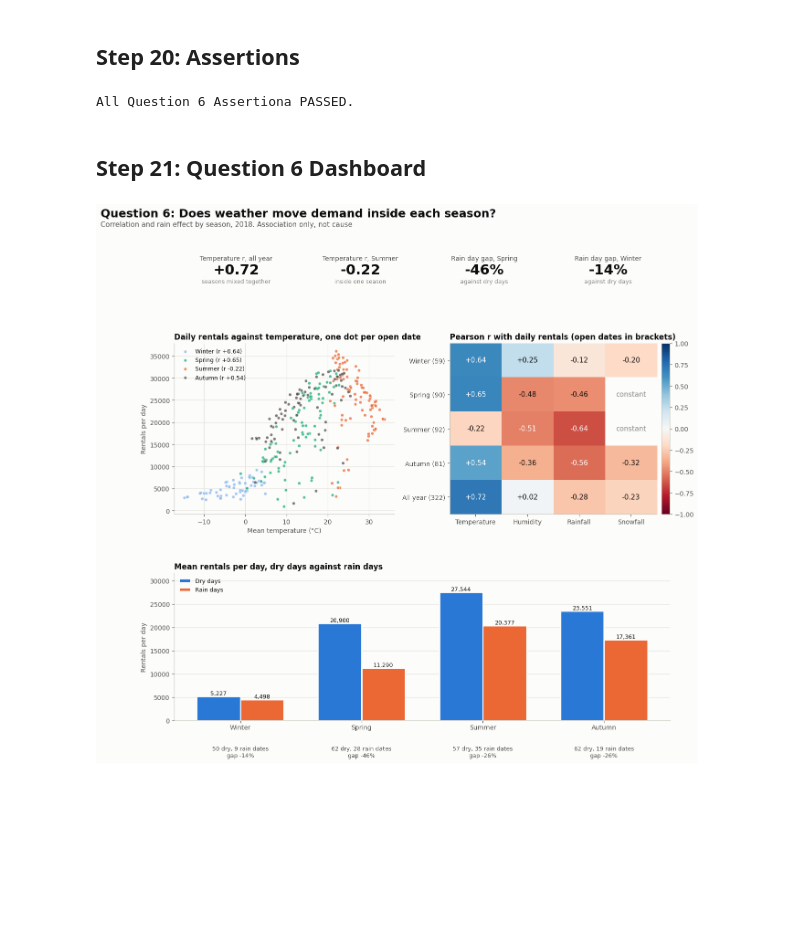
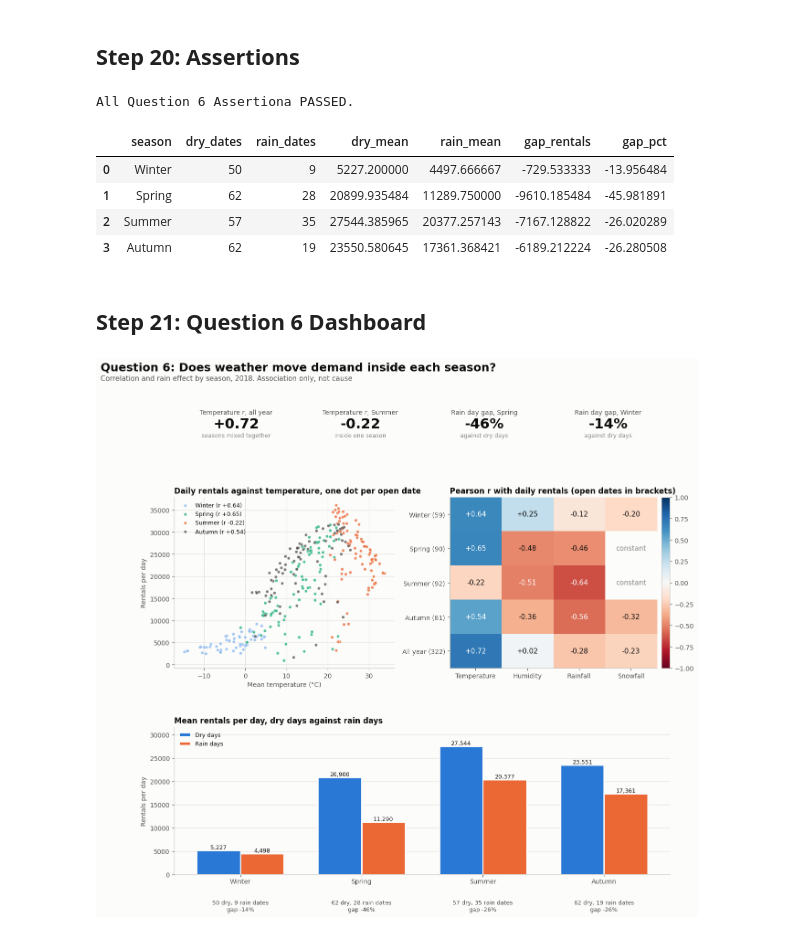
Before and after one commit to borby05/SeoulBikeRentals, a Jupyter notebook: notebooks/04_analysis_2018.ipynb, the cells around one changed output. Saved outputs shown, nothing was run; the diff lists cells and outputs as text; code cells hidden in the pictures; blank space fills up the shorter version.

```diff
--- a/notebooks/04_analysis_2018.ipynb
+++ b/notebooks/04_analysis_2018.ipynb
@@ -1415,6 +1415,14 @@ assert np.isclose(actual_spring_gap, expected_spring_gap), (
 print("All Question 6 Assertiona PASSED.")
 # %% [output]
 All Question 6 Assertiona PASSED.
+# %%
+rain
+# %% [output]
+|  | season | dry_dates | rain_dates | dry_mean | rain_mean | gap_rentals | gap_pct |
+| 0 | Winter | 50 | 9 | 5227.200000 | 4497.666667 | -729.533333 | -13.956484 |
+| 1 | Spring | 62 | 28 | 20899.935484 | 11289.750000 | -9610.185484 | -45.981891 |
+| 2 | Summer | 57 | 35 | 27544.385965 | 20377.257143 | -7167.128822 | -26.020289 |
+| 3 | Autumn | 62 | 19 | 23550.580645 | 17361.368421 | -6189.212224 | -26.280508 |
 # %% [markdown]
 ## **Step 21: Question 6 Dashboard**
 # %%
```
Also changed, not shown: 27 other files.
